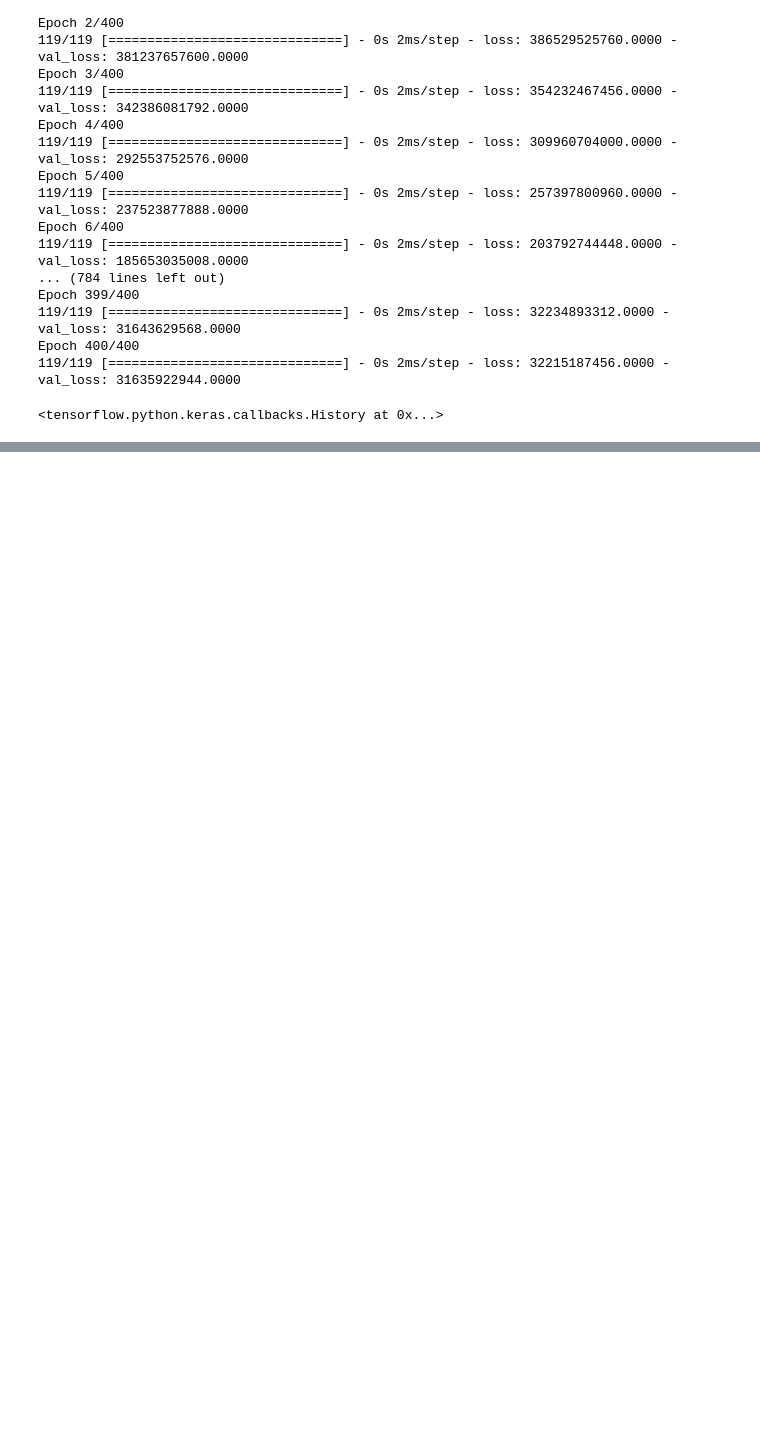
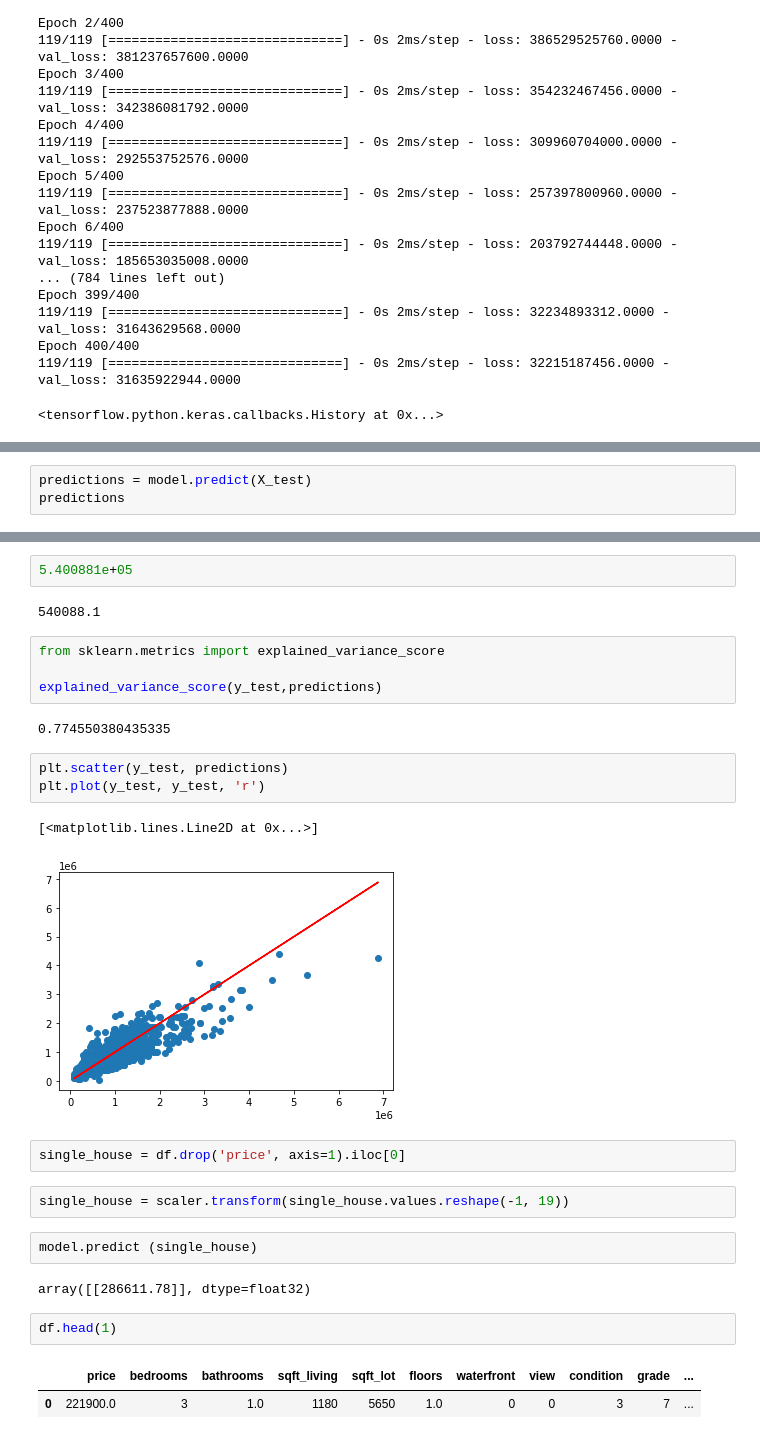
Before and after one commit to saima8/Deep-Learning, a Jupyter notebook: Keras_Regression.ipynb, the cells around one changed output, grey strips where cells are left out. Drawn from its saved outputs; the diff is of its cells as text; blank space fills up the shorter version.

```diff
--- a/Keras_Regression.ipynb
+++ b/Keras_Regression.ipynb
@@ -381,0 +391,3 @@ Epoch 400/400
+# %%
+predictions = model.predict(X_test)
+predictions
@@ -381,0 +422,29 @@ Epoch 400/400
+# %%
+5.400881e+05
+# %% [output]
+540088.1
+# %%
+from sklearn.metrics import explained_variance_score
+
+explained_variance_score(y_test,predictions)
+# %% [output]
+0.774550380435335
+# %%
+plt.scatter(y_test, predictions)
+plt.plot(y_test, y_test, 'r')
+# %% [output]
+[<matplotlib.lines.Line2D at 0x...>]
+[figure, added]
+# %%
+single_house = df.drop('price', axis=1).iloc[0]
+# %%
+single_house = scaler.transform(single_house.values.reshape(-1, 19))
+# %%
+model.predict (single_house)
+# %% [output]
+array([[286611.78]], dtype=float32)
+# %%
+df.head(1)
+# %% [output]
+|  | price | bedrooms | bathrooms | sqft_living | sqft_lot | floors | waterfront | view | condition | grade | ... |
+| 0 | 221900.0 | 3 | 1.0 | 1180 | 5650 | 1.0 | 0 | 0 | 3 | 7 | ... |
```
Also changed, not shown: parts of 7 cells of this notebook.
